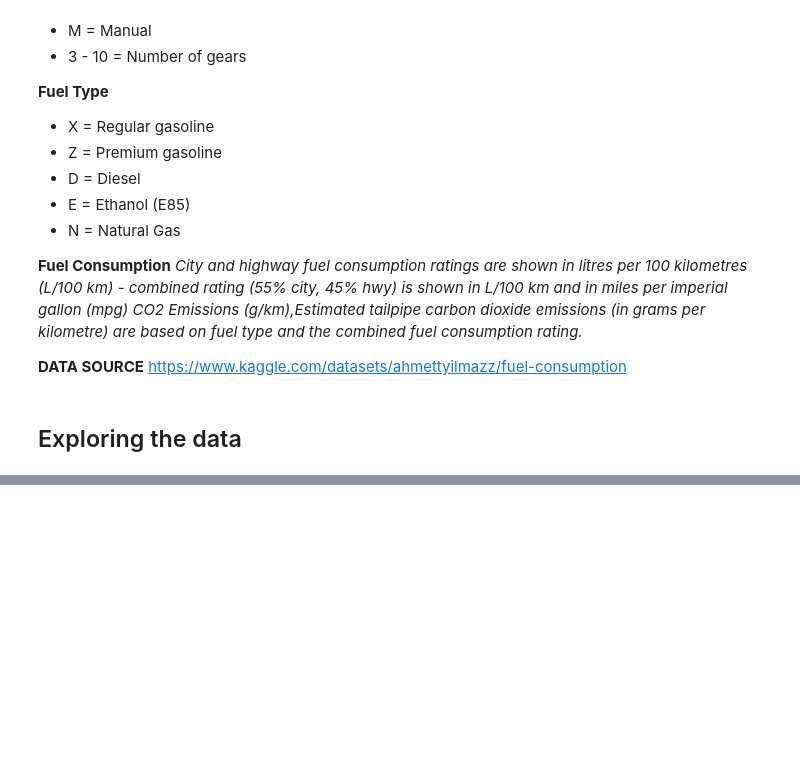
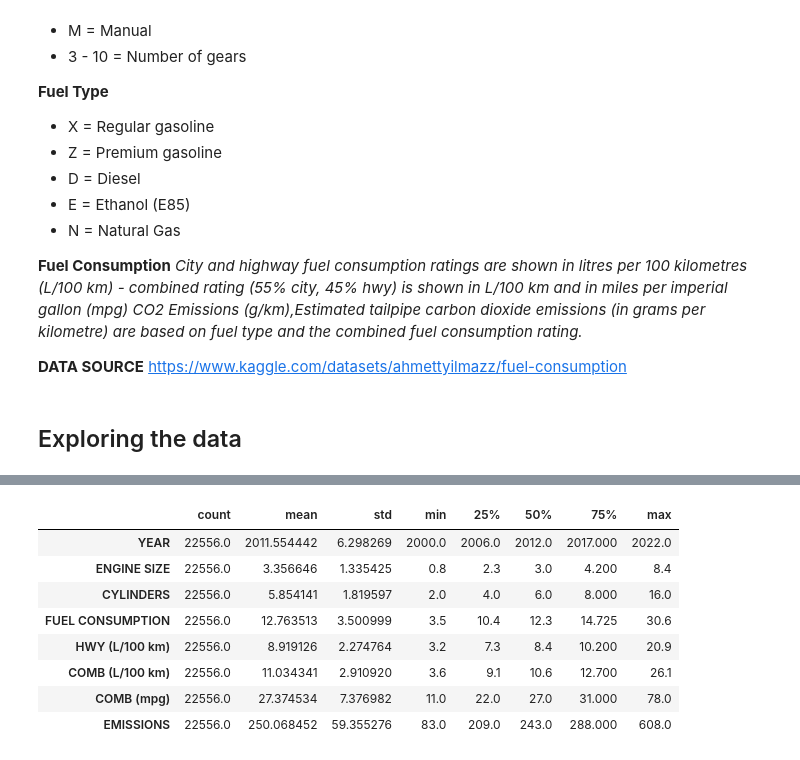
Before and after one commit to WambuiMunene/Phase2-Project_Group-4, a Jupyter notebook: Notebooks/Louis.ipynb, the cells around one changed output, grey strips where cells are left out. Drawn from its saved outputs; the diff is of its cells as text; code cells hidden in the pictures; blank space fills up the shorter version.

```diff
--- a/Notebooks/Louis.ipynb
+++ b/Notebooks/Louis.ipynb
@@ -67,0 +111,13 @@ NameError: name 'pd' is not defined
+# %%
+#Brief data description
+df.describe().T
+# %% [output]
+|  | count | mean | std | min | 25% | 50% | 75% | max |
+| YEAR | 22556.0 | 2011.554442 | 6.298269 | 2000.0 | 2006.0 | 2012.0 | 2017.000 | 2022.0 |
+| ENGINE SIZE | 22556.0 | 3.356646 | 1.335425 | 0.8 | 2.3 | 3.0 | 4.200 | 8.4 |
+| CYLINDERS | 22556.0 | 5.854141 | 1.819597 | 2.0 | 4.0 | 6.0 | 8.000 | 16.0 |
+| FUEL CONSUMPTION | 22556.0 | 12.763513 | 3.500999 | 3.5 | 10.4 | 12.3 | 14.725 | 30.6 |
+| HWY (L/100 km) | 22556.0 | 8.919126 | 2.274764 | 3.2 | 7.3 | 8.4 | 10.200 | 20.9 |
+| COMB (L/100 km) | 22556.0 | 11.034341 | 2.910920 | 3.6 | 9.1 | 10.6 | 12.700 | 26.1 |
+| COMB (mpg) | 22556.0 | 27.374534 | 7.376982 | 11.0 | 22.0 | 27.0 | 31.000 | 78.0 |
+| EMISSIONS | 22556.0 | 250.068452 | 59.355276 | 83.0 | 209.0 | 243.0 | 288.000 | 608.0 |
```
Also changed, not shown: parts of 4 cells of this notebook, 1 other file.
